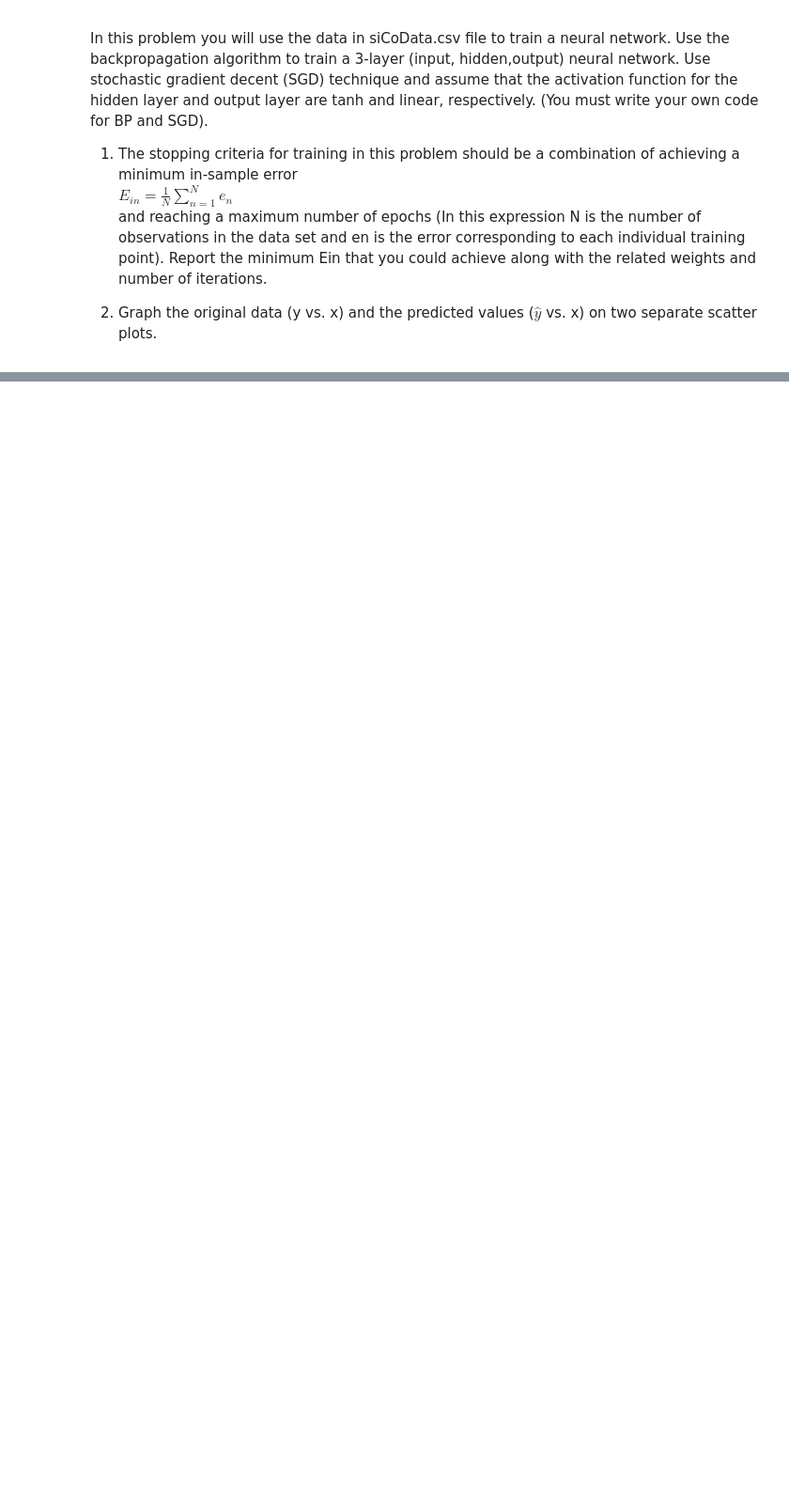
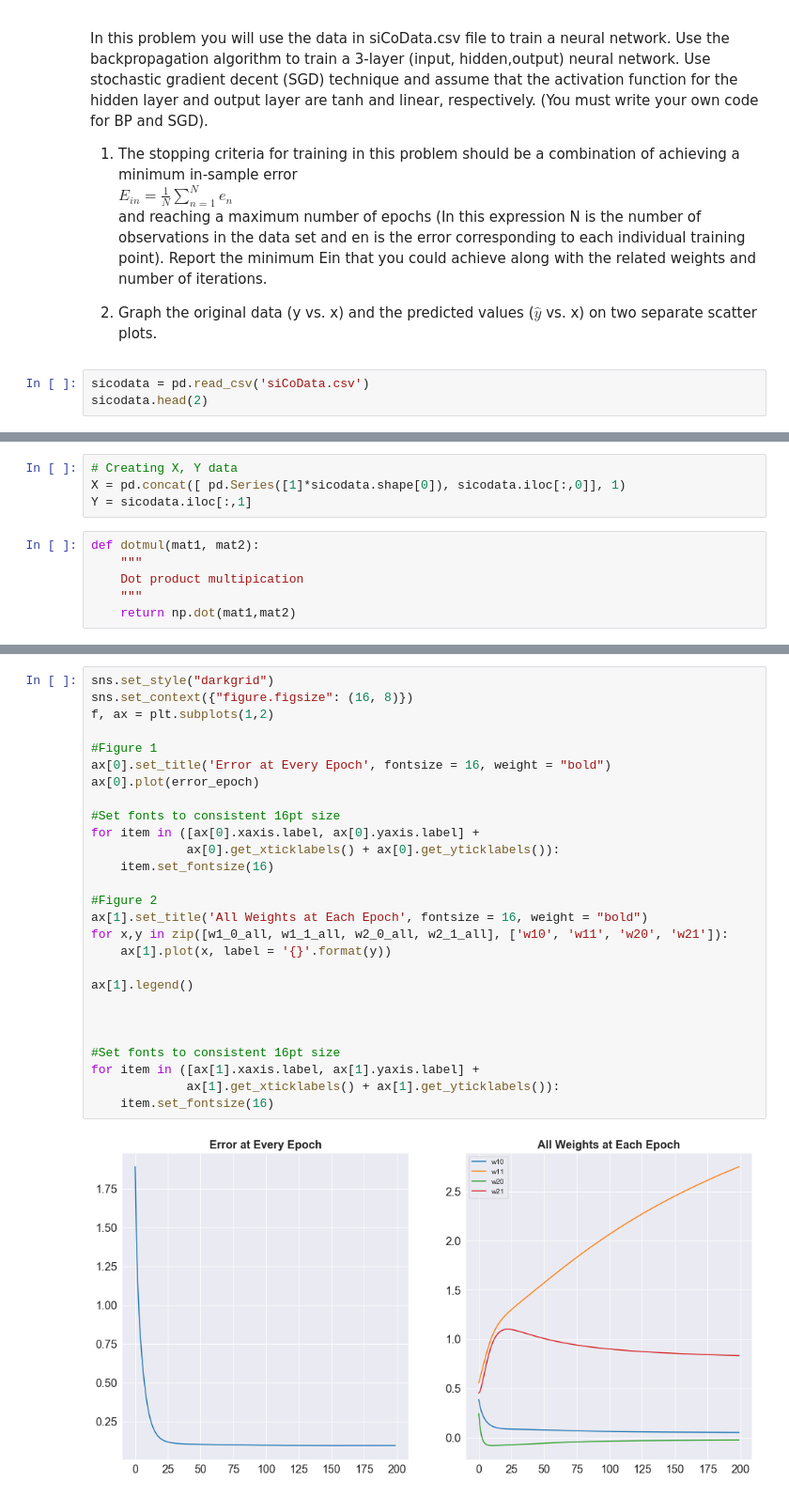
Before and after one commit to edalrami/machine-learning-hw5, a Jupyter notebook: hw5.ipynb, the cells around one changed output, grey strips where cells are left out. Shown at 94% size. Saved outputs shown, nothing was run; the diff lists cells and outputs as text; blank space fills up the shorter version.

```diff
--- a/hw5.ipynb
+++ b/hw5.ipynb
@@ -345,3 +400,6 @@ In this problem you will use the data in siCoData.csv file to train a neural net
 1. The stopping criteria for training in this problem should be a combination of achieving a minimum in-sample error <br/> $E_{in} = \frac{1}{N}\sum_{n=1}^{N} e_{n}$ <br/> and reaching a maximum number of epochs (In this expression N is the number of observations in the data set and en is the error corresponding to each individual training point). Report the minimum Ein that you could achieve along with the related weights and number of iterations.
 
 2. Graph the original data (y vs. x) and the predicted values ($\hat{y}$ vs. x) on two separate scatter plots.
+# %%
+sicodata = pd.read_csv('siCoData.csv')
+sicodata.head(2)
@@ -347,0 +412,10 @@ In this problem you will use the data in siCoData.csv file to train a neural net
+# %%
+# Creating X, Y data
+X = pd.concat([ pd.Series([1]*sicodata.shape[0]), sicodata.iloc[:,0]], 1)
+Y = sicodata.iloc[:,1]
+# %%
+def dotmul(mat1, mat2):
+    """
+    Dot product multipication
+    """
+    return np.dot(mat1,mat2)
@@ -347,0 +513,29 @@ In this problem you will use the data in siCoData.csv file to train a neural net
+# %%
+sns.set_style("darkgrid")
+sns.set_context({"figure.figsize": (16, 8)})
+f, ax = plt.subplots(1,2)
+
+#Figure 1
+ax[0].set_title('Error at Every Epoch', fontsize = 16, weight = "bold")
+ax[0].plot(error_epoch)
+
+#Set fonts to consistent 16pt size
+for item in ([ax[0].xaxis.label, ax[0].yaxis.label] +
+             ax[0].get_xticklabels() + ax[0].get_yticklabels()):
+    item.set_fontsize(16)
+
+#Figure 2
+ax[1].set_title('All Weights at Each Epoch', fontsize = 16, weight = "bold")
+for x,y in zip([w1_0_all, w1_1_all, w2_0_all, w2_1_all], ['w10', 'w11', 'w20', 'w21']):
+    ax[1].plot(x, label = '{}'.format(y))
+
+ax[1].legend()
+
+
+
+#Set fonts to consistent 16pt size
+for item in ([ax[1].xaxis.label, ax[1].yaxis.label] +
+             ax[1].get_xticklabels() + ax[1].get_yticklabels()):
+    item.set_fontsize(16)
+# %% [output]
+[figure, added]
```
Also changed, not shown: parts of 28 cells of this notebook, 2 other files.
